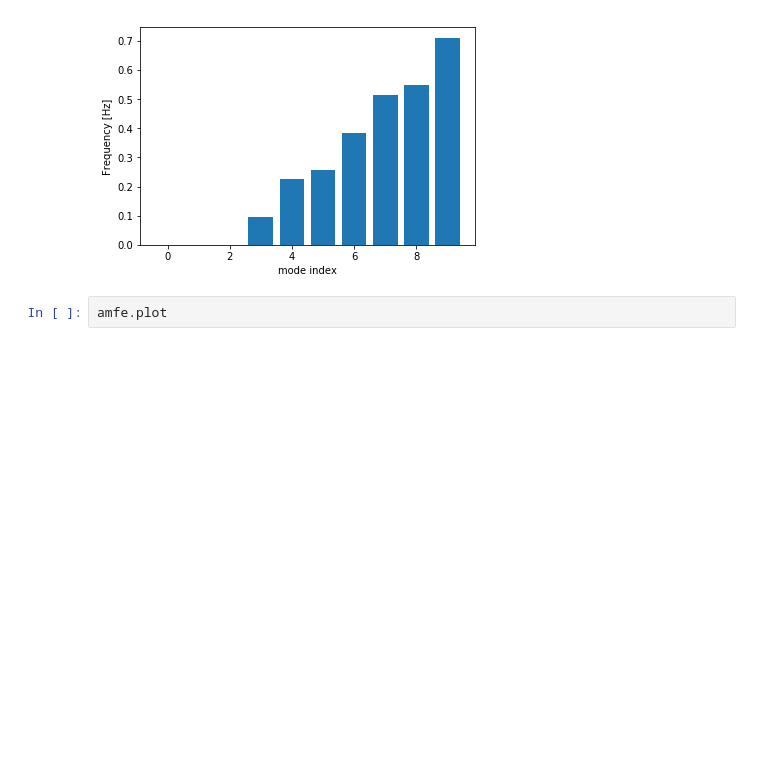
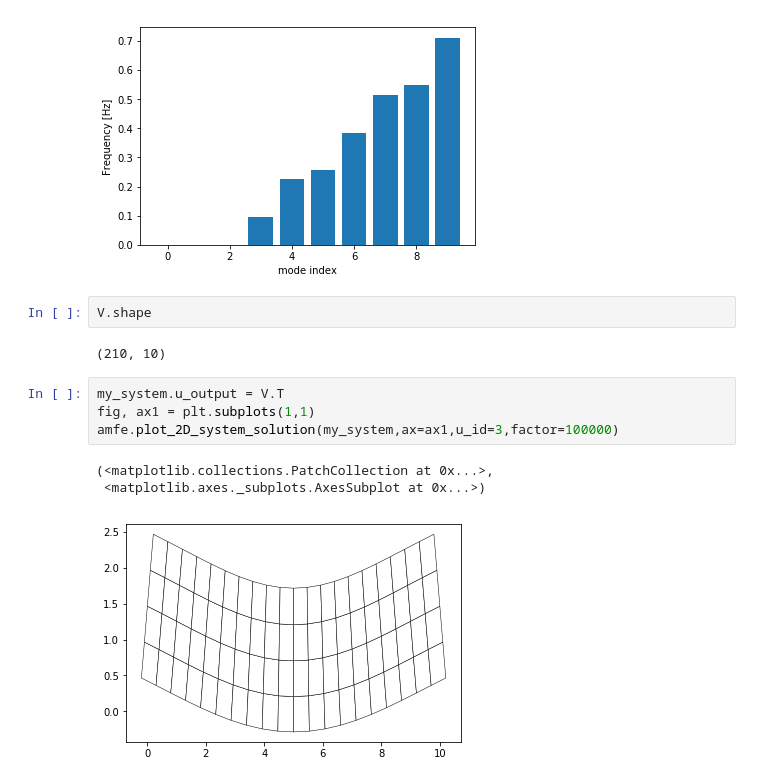
Before and after one commit to jenovencio/PYFETI, a Jupyter notebook: notebooks/Dual Domain Decompositon EigenSolver .ipynb, the cells around one changed output. Cells and saved outputs as stored; diff of their text form; blank space fills up the shorter version.

```diff
--- a/notebooks/Dual Domain Decompositon EigenSolver .ipynb
+++ b/notebooks/Dual Domain Decompositon EigenSolver .ipynb
@@ -86,5 +88,15 @@ plt.xlabel('mode index')
 # %% [output]
 Text(0.5, 0, 'mode index')
 [figure]
-# %%
-amfe.plot
+# %%
+V.shape
+# %% [output]
+(210, 10)
+# %%
+my_system.u_output = V.T
+fig, ax1 = plt.subplots(1,1)
+amfe.plot_2D_system_solution(my_system,ax=ax1,u_id=3,factor=100000)
+# %% [output]
+(<matplotlib.collections.PatchCollection at 0x...>,
+ <matplotlib.axes._subplots.AxesSubplot at 0x...>)
+[figure, added]
```
Also changed, not shown: parts of 15 cells of this notebook, 1 other file.
